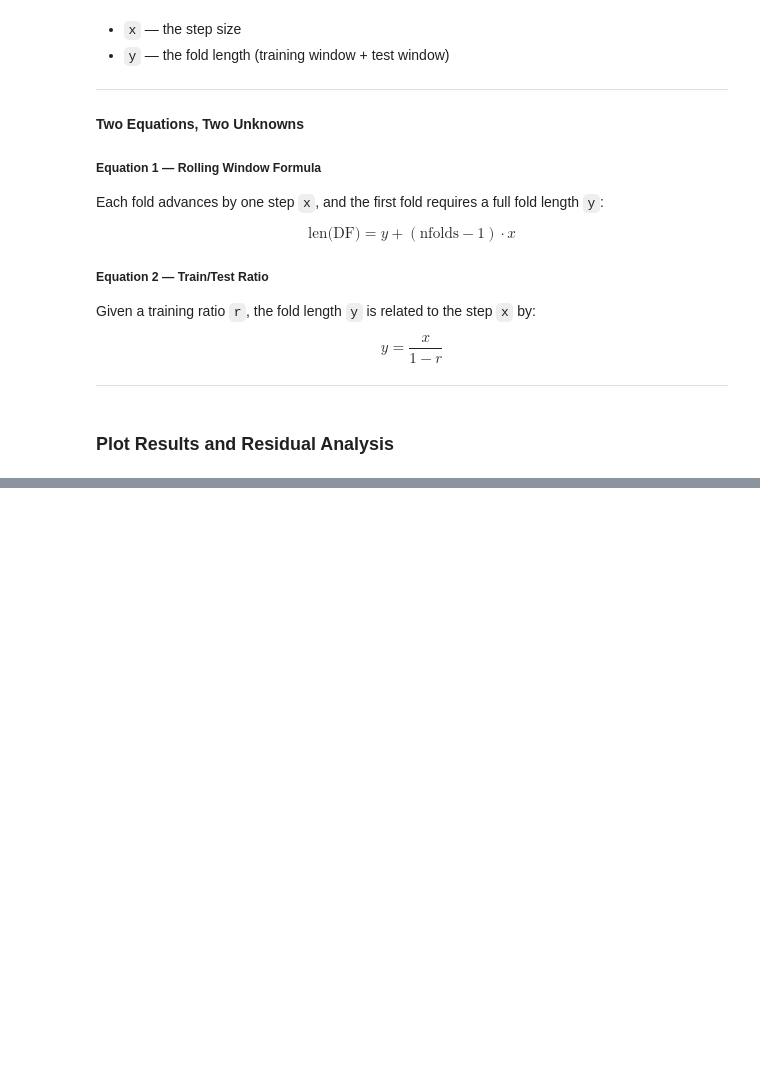
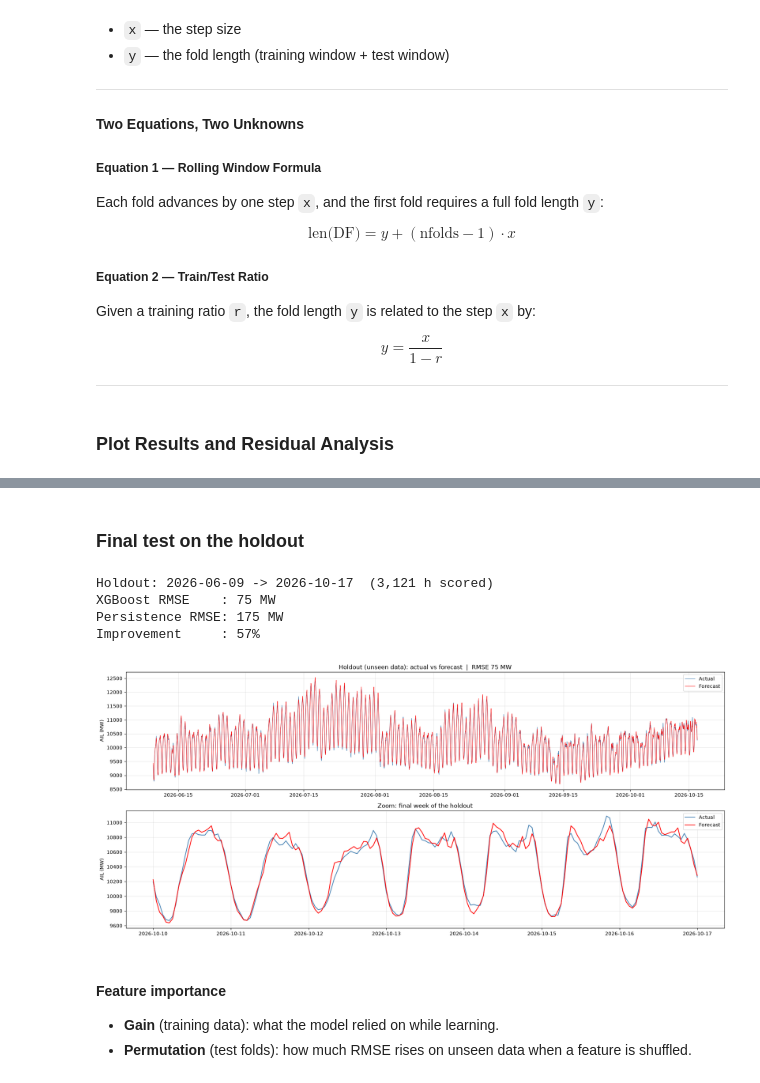
Before and after one commit to rchlmlngt/Alberta-Power-Market-Analysis, a Jupyter notebook: XGBoostDemandModel.ipynb, the cells around one changed output, grey strips where cells are left out. Drawn from its saved outputs; the diff is of its cells as text; code cells hidden in the pictures; blank space fills up the shorter version.

```diff
--- a/XGBoostDemandModel.ipynb
+++ b/XGBoostDemandModel.ipynb
@@ -277,0 +246,69 @@ Safe to proceed      : True
+# %% [markdown]
+### Final test on the holdout
+# %%
+# Build features on the FULL data (so 9 June can use lags from early June),
+# then split by date.
+X_all, Y_all = create_features(AIL)
+is_dev = AIL.loc[X_all.index, 'date_he'] < HOLDOUT_START
+
+X_dev, Y_dev   = X_all[is_dev],  Y_all[is_dev]
+X_hold, Y_hold = X_all[~is_dev], Y_all[~is_dev]
+hold_dates = AIL.loc[X_hold.index, 'date_he']
+
+# 1. Train the final model on the most recent window before the holdout
+#    (same length as the backtest windows)
+w = results['training_window']
+final_model = xgb.XGBRegressor(n_estimators=500, learning_rate=0.05,
+                               max_depth=3, random_state=42)
+final_model.fit(X_dev.iloc[-w:], Y_dev.iloc[-w:])
+
+# 2. Forecast the holdout (1 hour ahead)
+hold_pred = final_model.predict(X_hold)
+
+# 3. Score it, next to persistence (last hour's actual) on the same hours
+y = Y_hold.to_numpy()
+persist = AIL.set_index('date_he')['actual_ail'].shift(1).loc[hold_dates].to_numpy()
+
+rmse = np.sqrt(np.mean((y - hold_pred) ** 2))
+persist_rmse = np.sqrt(np.mean((y - persist) ** 2))
+print(f"Holdout: {hold_dates.min():%Y-%m-%d} -> {hold_dates.max():%Y-%m-%d}  ({len(y):,} h scored)")
+print(f"XGBoost RMSE    : {rmse:,.0f} MW")
+print(f"Persistence RMSE: {persist_rmse:,.0f} MW")
+print(f"Improvement     : {(1 - rmse/persist_rmse)*100:.0f}%")
+
+# 4. Plot it (lines break at missing hours)
+ho = pd.DataFrame({'actual': y, 'forecast': hold_pred},
+                  index=pd.DatetimeIndex(hold_dates)).asfreq('h')
+
+fig, axes = plt.subplots(2, 1, figsize=(18, 8))
+
+# Full holdout period
+axes[0].plot(ho.index, ho['actual'],   lw=0.7, color='steelblue', label='Actual')
+axes[0].plot(ho.index, ho['forecast'], lw=0.7, color='red',       label='Forecast')
+axes[0].set_title(f'Holdout (unseen data): actual vs forecast  |  RMSE {rmse:,.0f} MW')
+axes[0].set_ylabel('AIL (MW)'); axes[0].legend()
+
+# Zoom: final week of the holdout, where the two lines can be told apart
+wk = ho.loc[ho.index.max() - pd.Timedelta(days=7):]
+axes[1].plot(wk.index, wk['actual'],   lw=1.5, color='steelblue', label='Actual')
+axes[1].plot(wk.index, wk['forecast'], lw=1.5, color='red',       label='Forecast')
+axes[1].set_title('Zoom: final week of the holdout')
+axes[1].set_ylabel('AIL (MW)'); axes[1].legend()
+
+for ax in axes:
+    ax.grid(True, alpha=0.3)
+
+plt.tight_layout()
+plt.savefig('img/xgb_holdout.png', dpi=150, bbox_inches='tight')
+plt.show()
+# %% [output]
+Holdout: 2026-06-09 -> 2026-10-17  (3,121 h scored)
+XGBoost RMSE    : 75 MW
+Persistence RMSE: 175 MW
+Improvement     : 57%
+[figure, added]
+# %% [markdown]
+#### Feature importance
+
+ - **Gain** (training data): what the model relied on while learning.
+ - **Permutation** (test folds): how much RMSE rises on unseen data when a feature is shuffled.
```
Also changed, not shown: parts of 9 cells of this notebook, 2 other files.
